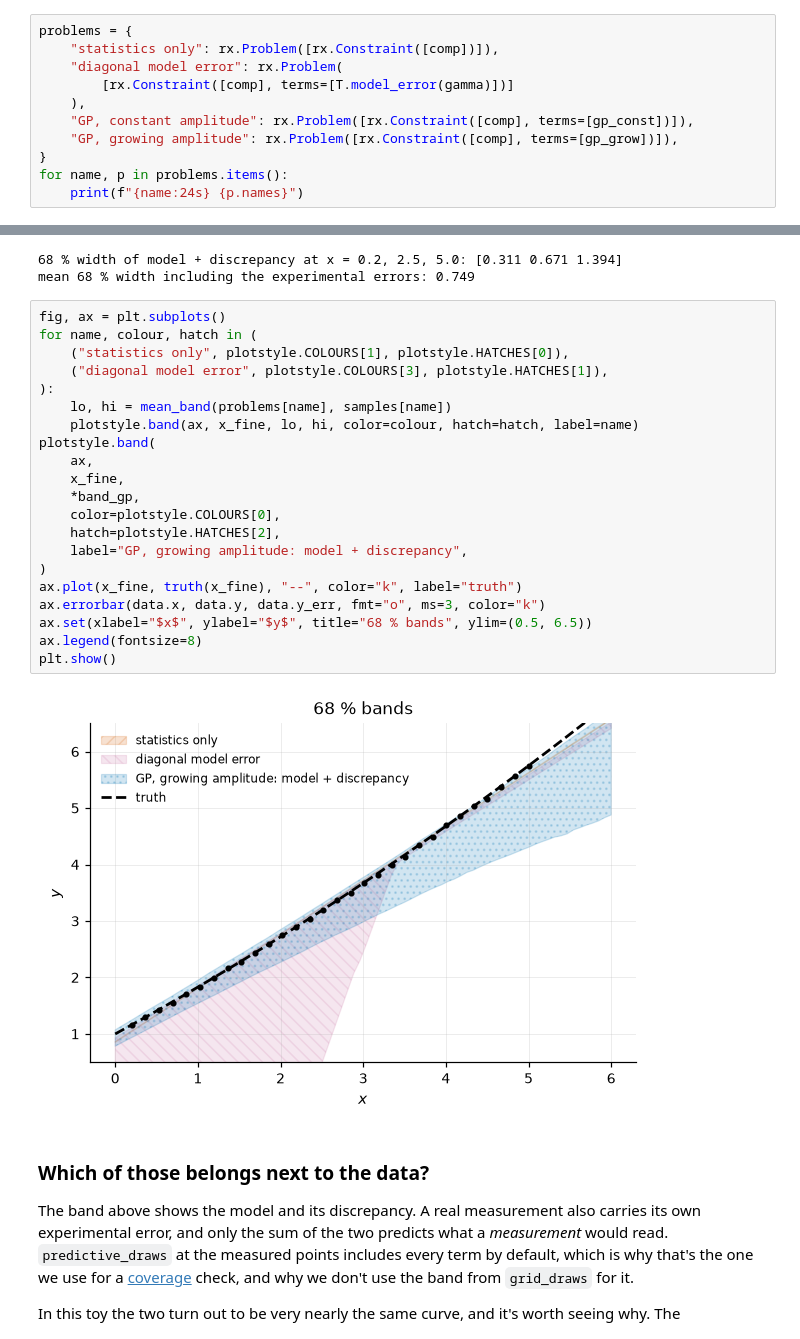
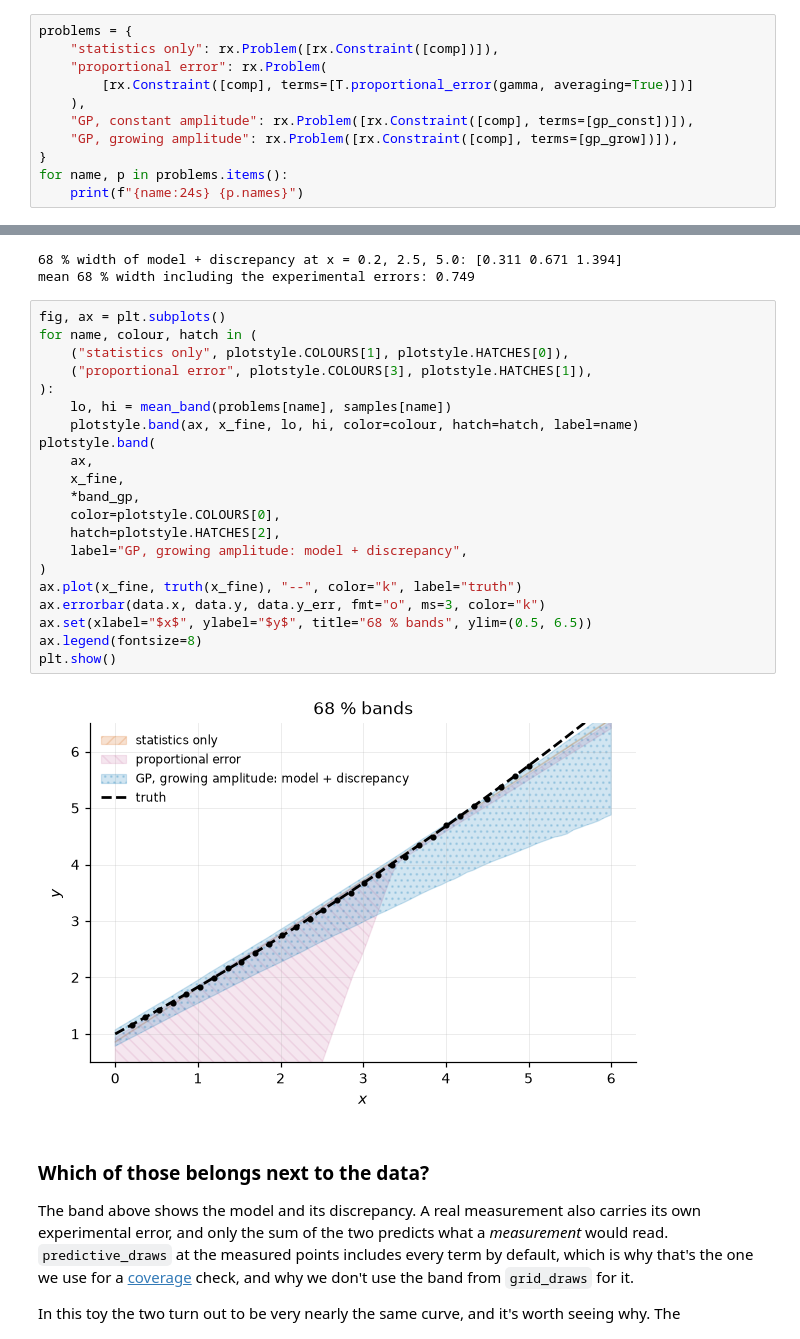
Before and after one commit to beykyle/rxmc, a Jupyter notebook: examples/gp_discrepancy.ipynb, the cells around one changed output, grey strips where cells are left out. Drawn from its saved outputs; the diff is of its cells as text.

```diff
--- a/examples/gp_discrepancy.ipynb
+++ b/examples/gp_discrepancy.ipynb
@@ -114,8 +114,8 @@ gp_grow = T.kernel(
 # %%
 problems = {
     "statistics only": rx.Problem([rx.Constraint([comp])]),
-    "diagonal model error": rx.Problem(
-        [rx.Constraint([comp], terms=[T.model_error(gamma)])]
+    "proportional error": rx.Problem(
+        [rx.Constraint([comp], terms=[T.proportional_error(gamma, averaging=True)])]
     ),
     "GP, constant amplitude": rx.Problem([rx.Constraint([comp], terms=[gp_const])]),
     "GP, growing amplitude": rx.Problem([rx.Constraint([comp], terms=[gp_grow])]),
@@ -260,26 +260,26 @@ mean 68 % width including the experimental errors: 0.749
 # %%
 fig, ax = plt.subplots()
 for name, colour, hatch in (
     ("statistics only", plotstyle.COLOURS[1], plotstyle.HATCHES[0]),
-    ("diagonal model error", plotstyle.COLOURS[3], plotstyle.HATCHES[1]),
+    ("proportional error", plotstyle.COLOURS[3], plotstyle.HATCHES[1]),
 ):
     lo, hi = mean_band(problems[name], samples[name])
     plotstyle.band(ax, x_fine, lo, hi, color=colour, hatch=hatch, label=name)
 plotstyle.band(
     ax,
     x_fine,
     *band_gp,
     color=plotstyle.COLOURS[0],
     hatch=plotstyle.HATCHES[2],
     label="GP, growing amplitude: model + discrepancy",
 )
 ax.plot(x_fine, truth(x_fine), "--", color="k", label="truth")
 ax.errorbar(data.x, data.y, data.y_err, fmt="o", ms=3, color="k")
 ax.set(xlabel="$x$", ylabel="$y$", title="68 % bands", ylim=(0.5, 6.5))
 ax.legend(fontsize=8)
 plt.show()
 # %% [output]
-[figure, old version]
+[figure, new version]
 # %% [markdown]
 ### Which of those belongs next to the data?
 
```
Also changed, not shown: parts of 12 cells of this notebook, 12 other files.
